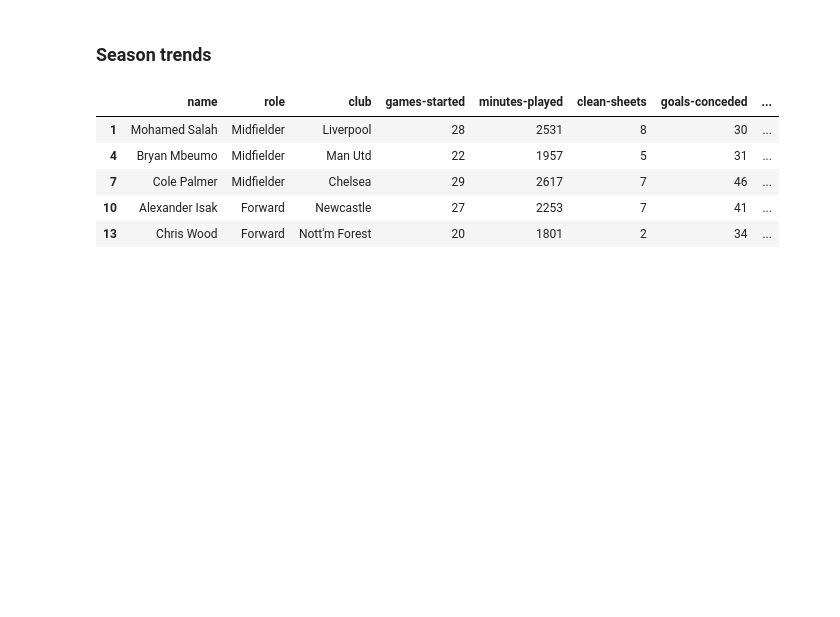
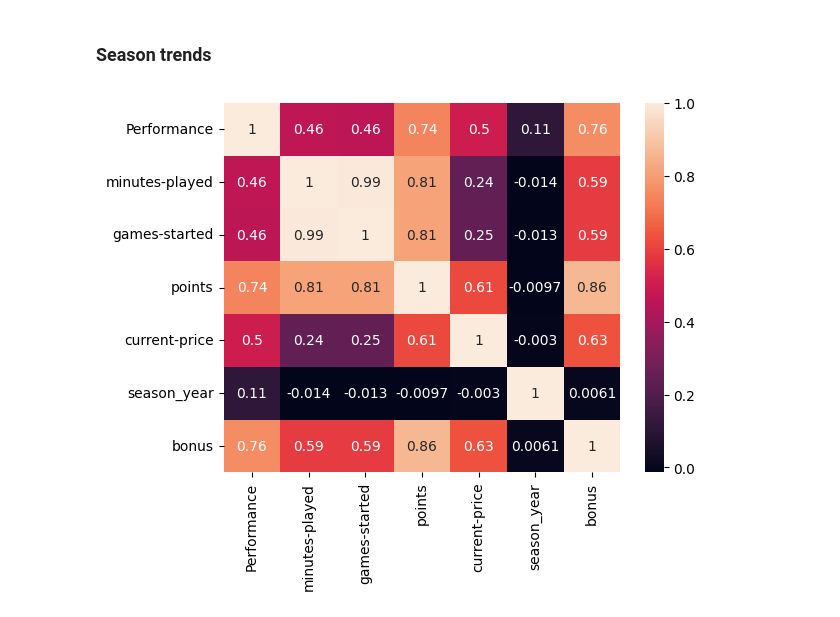
Before and after one commit to AliNowia/Fpl-performance-predictor, a Jupyter notebook: preprocessing.ipynb, the cells around one changed output. Cells and saved outputs as stored; diff of their text form; code cells hidden in the pictures; blank space fills up the shorter version.

```diff
--- a/preprocessing.ipynb
+++ b/preprocessing.ipynb
@@ -140,4 +134,5 @@ df.head()
 | 3 | Bryan Mbeumo | Midfielder | Man Utd | 38 | 3415 | 9 | 55 | ... |
 | 4 | Bryan Mbeumo | Midfielder | Man Utd | 22 | 1957 | 5 | 31 | ... |
 # %%
-df.to_csv('data/final.csv') # saving work
+df = pd.read_csv('data/final.csv').drop(columns='Unnamed: 0')
+df.head()
@@ -154,11 +147,0 @@ px.bar(top_per_club, top_per_club.name, top_per_club.Performance, color='season_
-# %%
-year = '2024'
-top_clubs_per_season = df[df.season_year == year]
-top_clubs_per_season.head()
-# %% [output]
-|  | name | role | club | games-started | minutes-played | clean-sheets | goals-conceded | ... |
-| 1 | Mohamed Salah | Midfielder | Liverpool | 28 | 2531 | 8 | 30 | ... |
-| 4 | Bryan Mbeumo | Midfielder | Man Utd | 22 | 1957 | 5 | 31 | ... |
-| 7 | Cole Palmer | Midfielder | Chelsea | 29 | 2617 | 7 | 46 | ... |
-| 10 | Alexander Isak | Forward | Newcastle | 27 | 2253 | 7 | 41 | ... |
-| 13 | Chris Wood | Forward | Nott'm Forest | 20 | 1801 | 2 | 34 | ... |
@@ -166,0 +152,7 @@ px.pie(top_clubs_per_season, top_clubs_per_season.club, top_clubs_per_season.Per
+# %%
+corrs = df[['Performance', 'minutes-played', 'games-started', 'points', 'current-price', 'season_year', 'bonus']].corr()
+# %%
+sns.heatmap(corrs, annot=True)
+plt.show()
+# %% [output]
+[figure, added]
```
Also changed, not shown: parts of 22 cells of this notebook, 4 other files.
